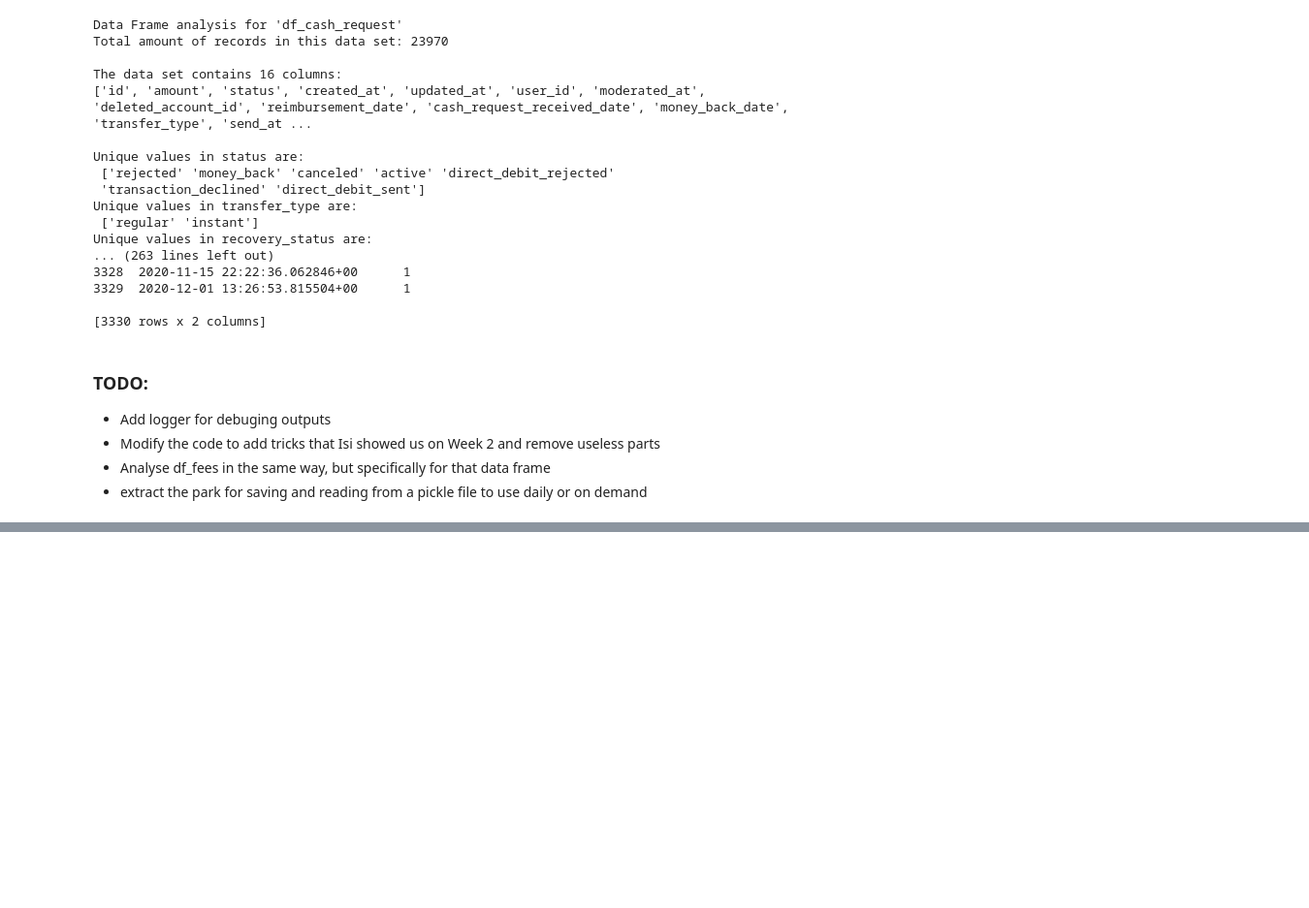
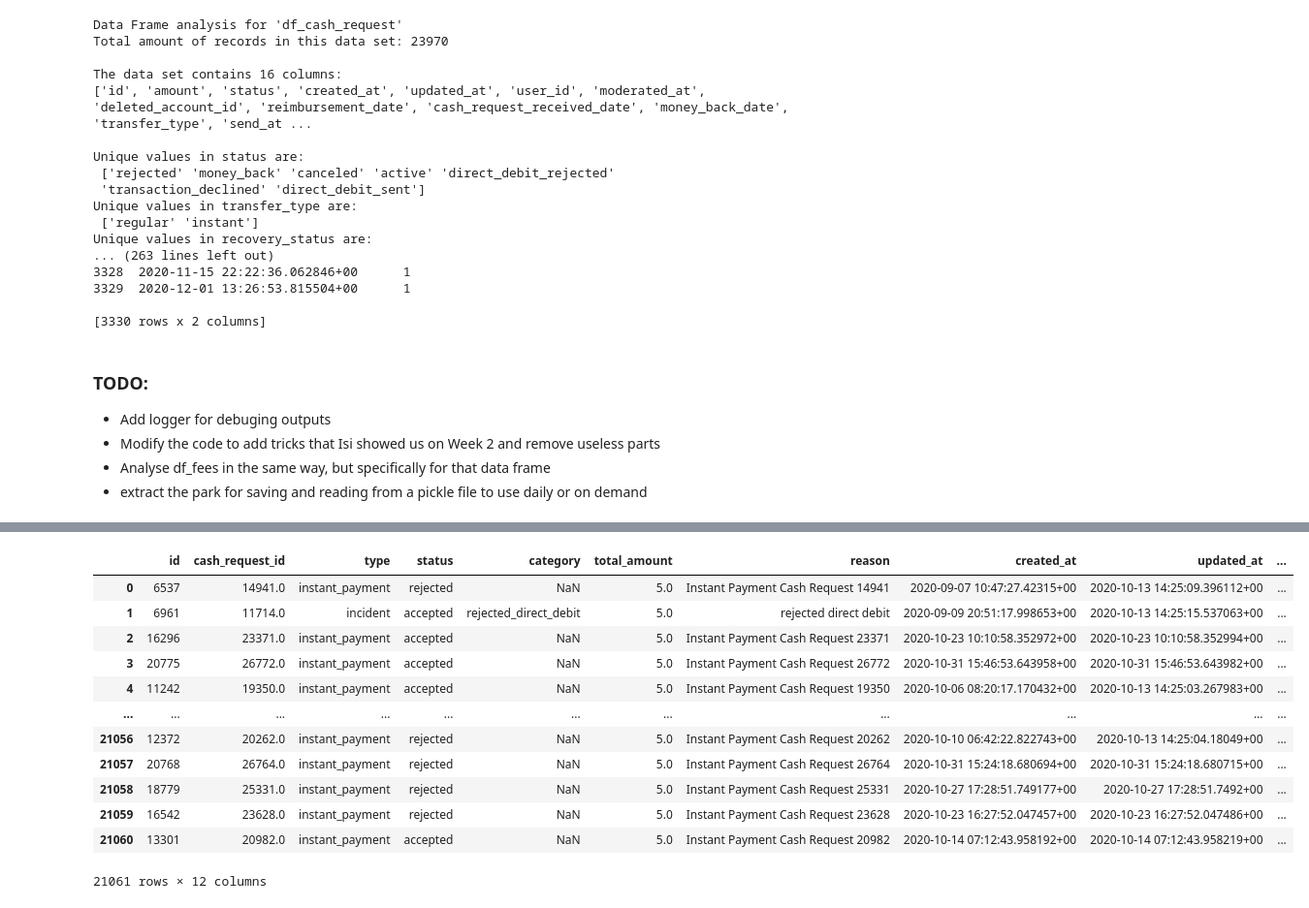
Before and after one commit to martaverfer/project-1-ironhack-payments-2-en, a Jupyter notebook: jupyter_notebooks/Fani.ipynb, the cells around one changed output, grey strips where cells are left out. Shown: that part at 97% size. Drawn from its saved outputs; the diff is of its cells as text; code cells hidden in the pictures; blank space fills up the shorter version.

```diff
--- a/jupyter_notebooks/Fani.ipynb
+++ b/jupyter_notebooks/Fani.ipynb
@@ -177,0 +397,20 @@ Unique values in recovery_status are:
+# %%
+# drop columns "from_date","to_date" because of lots of NaN
+# keep the information that those were postpone fees cases
+df_fees["postpone_fees"] = df_fees["from_date"].notna()
+df_fees.drop(columns= ["from_date","to_date"], inplace=True)
+df_fees
+# %% [output]
+|  | id | cash_request_id | type | status | category | total_amount | reason | created_at | updated_at | ... |
+| 0 | 6537 | 14941.0 | instant_payment | rejected | NaN | 5.0 | Instant Payment Cash Request 14941 | 2020-09-07 10:47:27.42315+00 | 2020-10-13 14:25:09.396112+00 | ... |
+| 1 | 6961 | 11714.0 | incident | accepted | rejected_direct_debit | 5.0 | rejected direct debit | 2020-09-09 20:51:17.998653+00 | 2020-10-13 14:25:15.537063+00 | ... |
+| 2 | 16296 | 23371.0 | instant_payment | accepted | NaN | 5.0 | Instant Payment Cash Request 23371 | 2020-10-23 10:10:58.352972+00 | 2020-10-23 10:10:58.352994+00 | ... |
+| 3 | 20775 | 26772.0 | instant_payment | accepted | NaN | 5.0 | Instant Payment Cash Request 26772 | 2020-10-31 15:46:53.643958+00 | 2020-10-31 15:46:53.643982+00 | ... |
+| 4 | 11242 | 19350.0 | instant_payment | accepted | NaN | 5.0 | Instant Payment Cash Request 19350 | 2020-10-06 08:20:17.170432+00 | 2020-10-13 14:25:03.267983+00 | ... |
+| ... | ... | ... | ... | ... | ... | ... | ... | ... | ... | ... |
+| 21056 | 12372 | 20262.0 | instant_payment | rejected | NaN | 5.0 | Instant Payment Cash Request 20262 | 2020-10-10 06:42:22.822743+00 | 2020-10-13 14:25:04.18049+00 | ... |
+| 21057 | 20768 | 26764.0 | instant_payment | rejected | NaN | 5.0 | Instant Payment Cash Request 26764 | 2020-10-31 15:24:18.680694+00 | 2020-10-31 15:24:18.680715+00 | ... |
+| 21058 | 18779 | 25331.0 | instant_payment | rejected | NaN | 5.0 | Instant Payment Cash Request 25331 | 2020-10-27 17:28:51.749177+00 | 2020-10-27 17:28:51.7492+00 | ... |
+| 21059 | 16542 | 23628.0 | instant_payment | rejected | NaN | 5.0 | Instant Payment Cash Request 23628 | 2020-10-23 16:27:52.047457+00 | 2020-10-23 16:27:52.047486+00 | ... |
+| 21060 | 13301 | 20982.0 | instant_payment | accepted | NaN | 5.0 | Instant Payment Cash Request 20982 | 2020-10-14 07:12:43.958192+00 | 2020-10-14 07:12:43.958219+00 | ... |
+21061 rows × 12 columns
```
Also changed, not shown: parts of 19 cells of this notebook, 2 other files.
